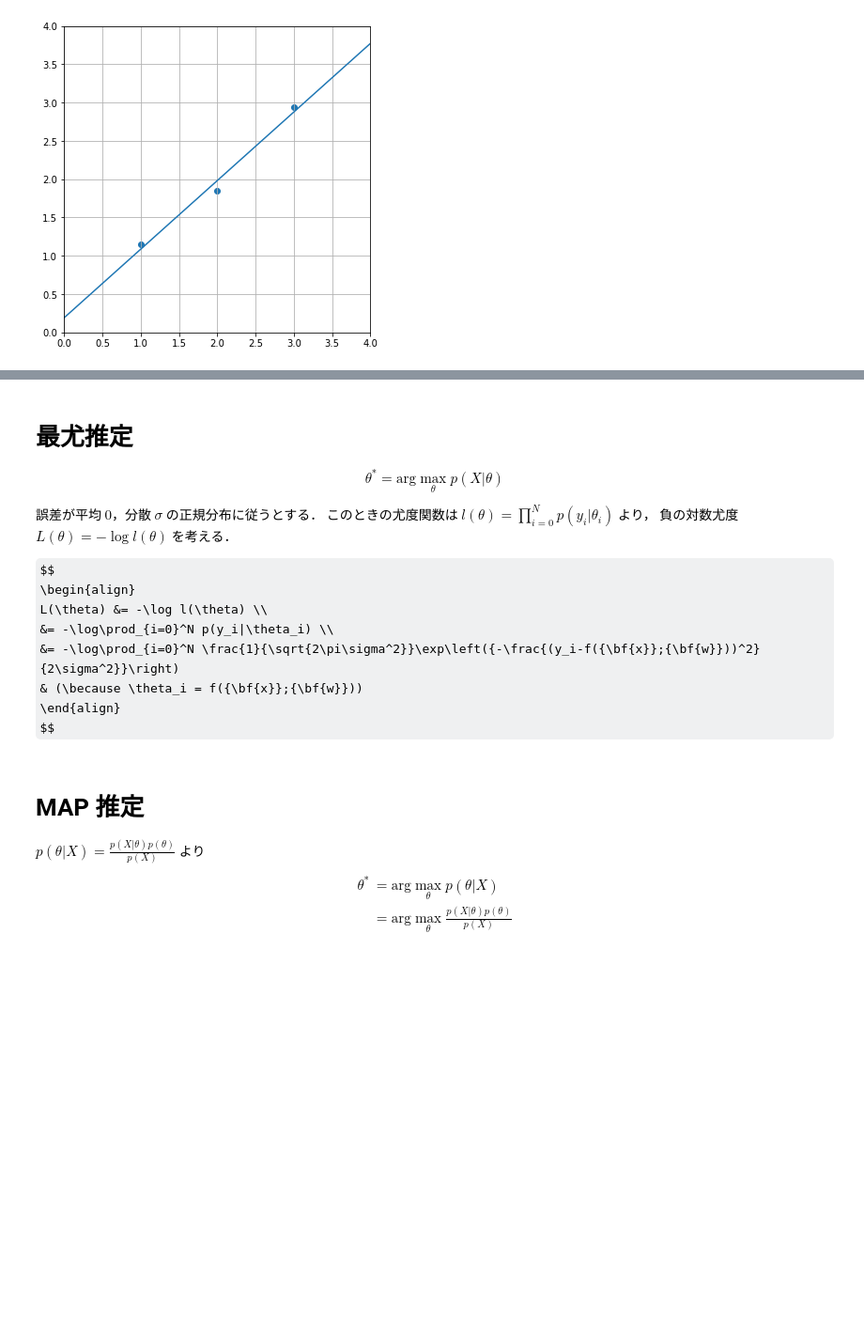
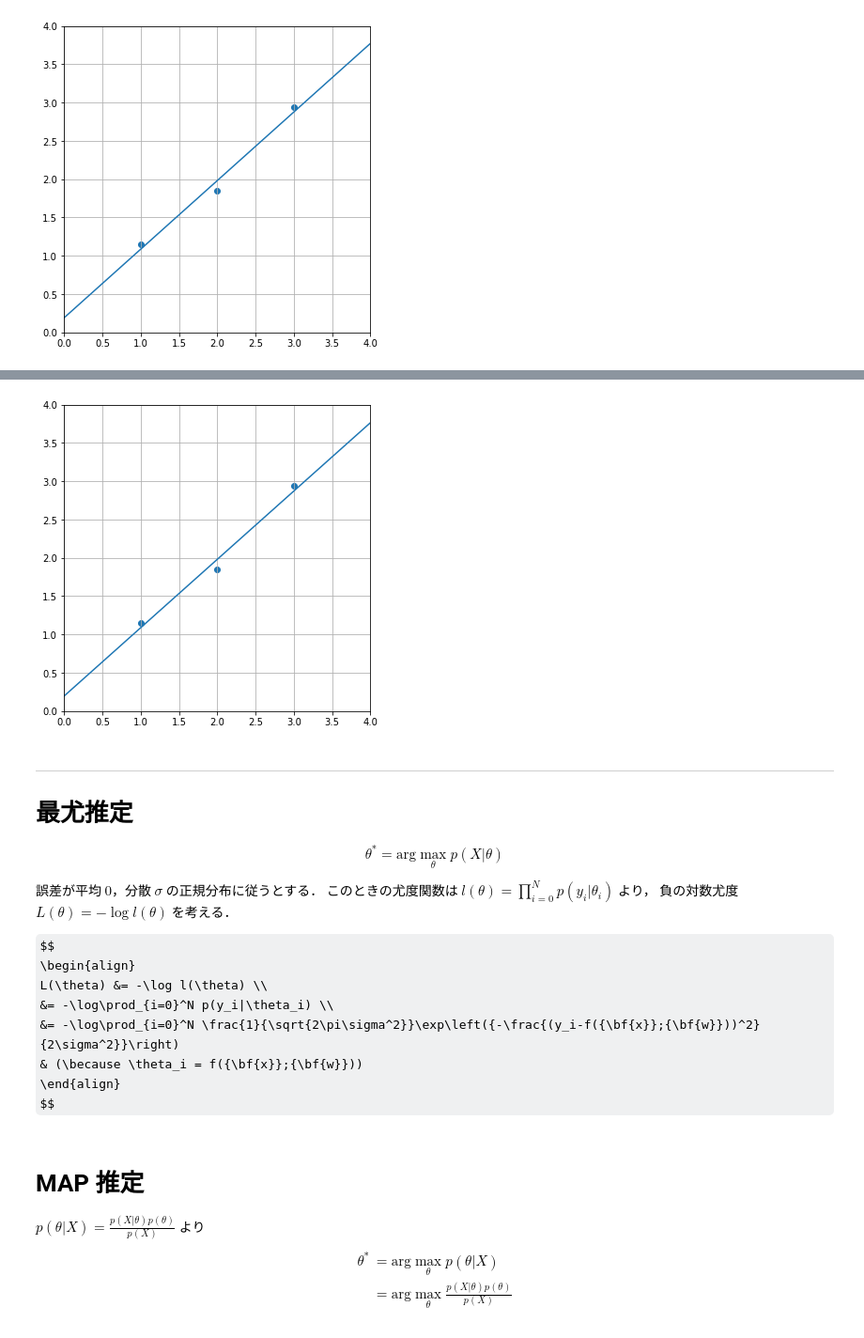
Before and after one commit to takeyarise/jupyternotebooks, a Jupyter notebook: impl_optimization_linear_model.ipynb, the cells around one changed output, grey strips where cells are left out. Shown: that part at 94% size. Cells and saved outputs as stored; diff of their text form; code cells hidden in the pictures; some formulas as TeX source; blank space fills up the shorter version.

```diff
--- a/impl_optimization_linear_model.ipynb
+++ b/impl_optimization_linear_model.ipynb
@@ -222,4 +302,14 @@ plt.show()
+# %%
+x_range = np.arange(5)
+fig, ax = plt.subplots(1, 1, figsize=(6, 6))
+ax.scatter(X, Y)
+ax.plot(x_range, linear_model(W)(x_range))
+plot_option(ax, (0, 4), (0, 4))
+plt.show()
+# %% [output]
+[figure, added]
 # %% [markdown]
+---
 # 最尤推定
 
 $$
```
Also changed, not shown: parts of 16 cells of this notebook.
